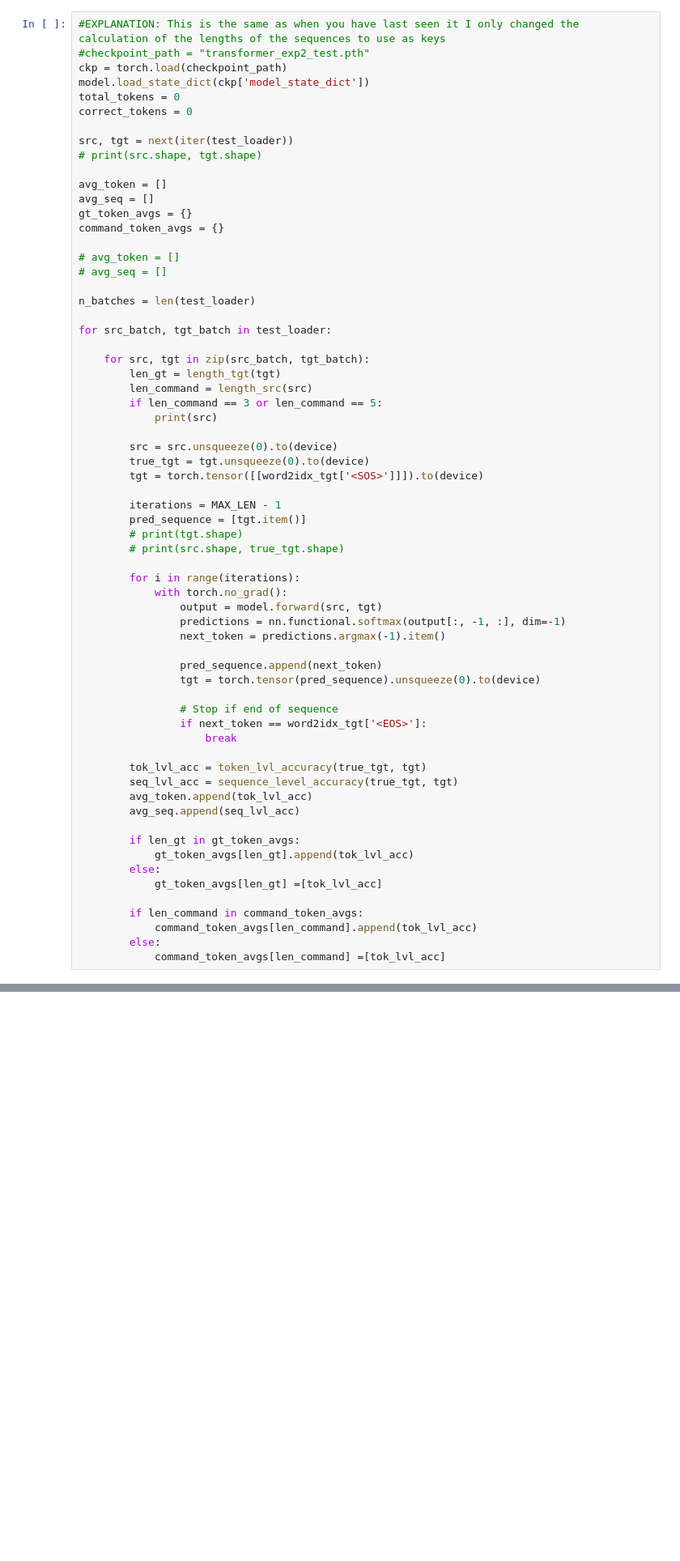
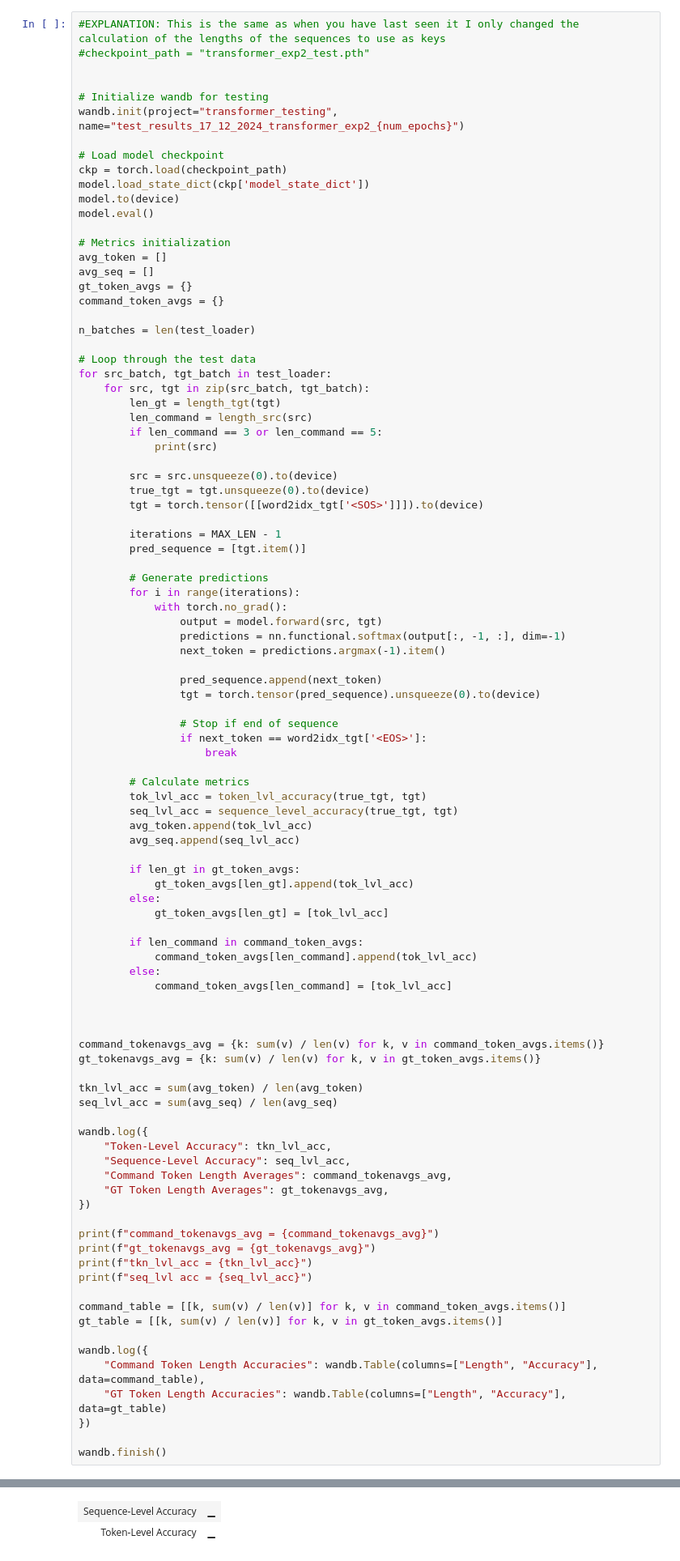
Before and after one commit to bragg13/crispy-fortnight, a Jupyter notebook: experiment2.ipynb, the cells around one changed output, grey strips where cells are left out. Shown: that part at 81% size. Drawn from its saved outputs; the diff is of its cells as text; blank space fills up the shorter version.

```diff
--- a/experiment2.ipynb
+++ b/experiment2.ipynb
@@ -290,26 +358,27 @@ def length_src(seq):
 # %%
 #EXPLANATION: This is the same as when you have last seen it I only changed the calculation of the lengths of the sequences to use as keys
 #checkpoint_path = "transformer_exp2_test.pth"
+
+
+# Initialize wandb for testing
+wandb.init(project="transformer_testing", name="test_results_17_12_2024_transformer_exp2_{num_epochs}")
+
+# Load model checkpoint
 ckp = torch.load(checkpoint_path)
 model.load_state_dict(ckp['model_state_dict'])
-total_tokens = 0
-correct_tokens = 0
+model.to(device)
+model.eval()
 
-src, tgt = next(iter(test_loader))
-# print(src.shape, tgt.shape)
-
+# Metrics initialization
 avg_token = []
 avg_seq = []
 gt_token_avgs = {}
 command_token_avgs = {}
 
-# avg_token = []
-# avg_seq = []
-
 n_batches = len(test_loader)
 
+# Loop through the test data
 for src_batch, tgt_batch in test_loader:
-
     for src, tgt in zip(src_batch, tgt_batch):
         len_gt = length_tgt(tgt)
         len_command = length_src(src)
@@ -322,9 +391,8 @@ for src_batch, tgt_batch in test_loader:
 
         iterations = MAX_LEN - 1
         pred_sequence = [tgt.item()]
-        # print(tgt.shape)
-        # print(src.shape, true_tgt.shape)
 
+        # Generate predictions
         for i in range(iterations):
             with torch.no_grad():
                 output = model.forward(src, tgt)
@@ -338,6 +406,7 @@ for src_batch, tgt_batch in test_loader:
                 if next_token == word2idx_tgt['<EOS>']:
                     break
 
+        # Calculate metrics
         tok_lvl_acc = token_lvl_accuracy(true_tgt, tgt)
         seq_lvl_acc = sequence_level_accuracy(true_tgt, tgt)
         avg_token.append(tok_lvl_acc)
@@ -346,9 +415,40 @@ for src_batch, tgt_batch in test_loader:
         if len_gt in gt_token_avgs:
             gt_token_avgs[len_gt].append(tok_lvl_acc)
         else:
-            gt_token_avgs[len_gt] =[tok_lvl_acc]
+            gt_token_avgs[len_gt] = [tok_lvl_acc]
 
         if len_command in command_token_avgs:
             command_token_avgs[len_command].append(tok_lvl_acc)
         else:
-            command_token_avgs[len_command] =[tok_lvl_acc]
+            command_token_avgs[len_command] = [tok_lvl_acc]
+
+
+
+command_tokenavgs_avg = {k: sum(v) / len(v) for k, v in command_token_avgs.items()}
+gt_tokenavgs_avg = {k: sum(v) / len(v) for k, v in gt_token_avgs.items()}
+
+tkn_lvl_acc = sum(avg_token) / len(avg_token)
+seq_lvl_acc = sum(avg_seq) / len(avg_seq)
+
+wandb.log({
+    "Token-Level Accuracy": tkn_lvl_acc,
+    "Sequence-Level Accuracy": seq_lvl_acc,
+    "Command Token Length Averages": command_tokenavgs_avg,
+    "GT Token Length Averages": gt_tokenavgs_avg,
+})
+
+print(f"command_tokenavgs_avg = {command_tokenavgs_avg}")
+print(f"gt_tokenavgs_avg = {gt_tokenavgs_avg}")
+print(f"tkn_lvl_acc = {tkn_lvl_acc}")
+print(f"seq_lvl acc = {seq_lvl_acc}")
+
+command_table = [[k, sum(v) / len(v)] for k, v in command_token_avgs.items()]
+gt_table = [[k, sum(v) / len(v)] for k, v in gt_token_avgs.items()]
+
+wandb.log({
+    "Command Token Length Accuracies": wandb.Table(columns=["Length", "Accuracy"], data=command_table),
+    "GT Token Length Accuracies": wandb.Table(columns=["Length", "Accuracy"], data=gt_table)
+})
+
+wandb.finish()
+# %% [output]
@@ -354,0 +471,2 @@ for src_batch, tgt_batch in test_loader:
+| Sequence-Level Accuracy | ▁ |
+| Token-Level Accuracy | ▁ |
```
Also changed, not shown: parts of 12 cells of this notebook.
